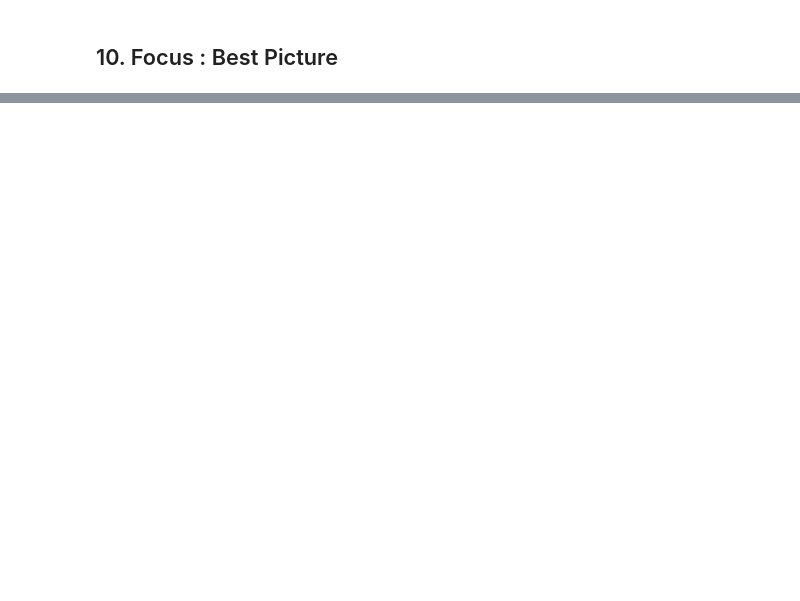
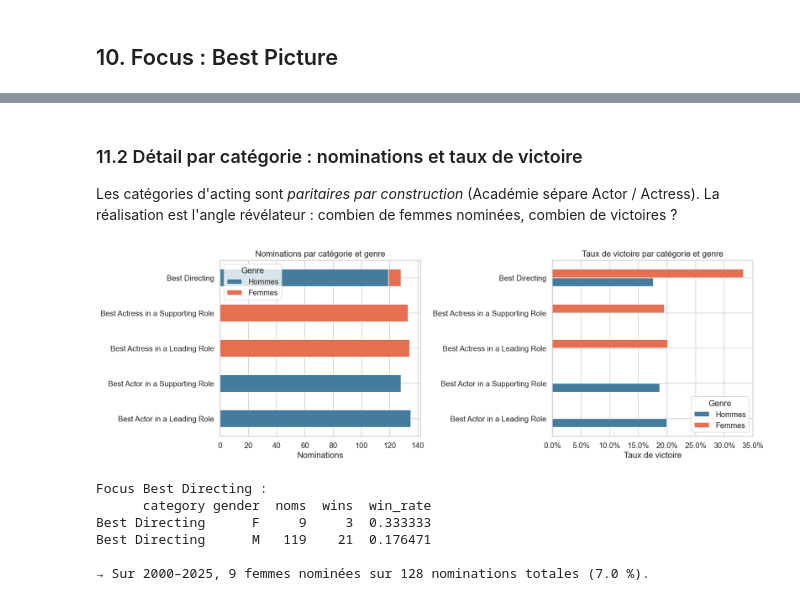
Before and after one commit to jbouniol/albert-ml-oscar-predictions, a Jupyter notebook: Notebooks/01_EDA_visualisation.ipynb, the cells around one changed output, grey strips where cells are left out. Cells and saved outputs as stored; diff of their text form; code cells hidden in the pictures; blank space fills up the shorter version.

```diff
--- a/Notebooks/01_EDA_visualisation.ipynb
+++ b/Notebooks/01_EDA_visualisation.ipynb
@@ -330,0 +471,49 @@ plt.show()
+# %% [markdown]
+### 11.2 Détail par catégorie : nominations et taux de victoire
+
+Les catégories d'acting sont *paritaires par construction* (Académie sépare Actor / Actress). La réalisation est l'angle révélateur : combien de femmes nominées, combien de victoires ?
+# %%
+cat_gender = (df_gender_p.groupby(['category', 'gender'])
+                          .agg(noms=('winner', 'count'), wins=('winner', 'sum'))
+                          .reset_index())
+cat_gender['win_rate'] = cat_gender['wins'] / cat_gender['noms']
+
+fig, axes = plt.subplots(1, 2, figsize=(15, 5))
+
+# Nominations empilées par catégorie
+pivot_noms = cat_gender.pivot(index='category', columns='gender', values='noms').fillna(0)
+pivot_noms = pivot_noms.reindex(columns=['M', 'F'])
+pivot_noms.plot(kind='barh', stacked=True, ax=axes[0],
+                color=['#457B9D', '#E76F51'], edgecolor='white')
+axes[0].set_title('Nominations par catégorie et genre')
+axes[0].set_xlabel('Nominations')
+axes[0].set_ylabel('')
+axes[0].legend(['Hommes', 'Femmes'], title='Genre')
+
+# Taux de victoire par catégorie et genre
+pivot_wr = cat_gender.pivot(index='category', columns='gender', values='win_rate').fillna(0)
+pivot_wr = pivot_wr.reindex(columns=['M', 'F'])
+pivot_wr.plot(kind='barh', ax=axes[1], color=['#457B9D', '#E76F51'], edgecolor='white')
+axes[1].xaxis.set_major_formatter(mtick.PercentFormatter(xmax=1))
+axes[1].set_title('Taux de victoire par catégorie et genre')
+axes[1].set_xlabel('Taux de victoire')
+axes[1].set_ylabel('')
+axes[1].legend(['Hommes', 'Femmes'], title='Genre')
+
+plt.tight_layout()
+plt.show()
+
+print('\nFocus Best Directing :')
+bd_gender = cat_gender[cat_gender.category == 'Best Directing']
+print(bd_gender.to_string(index=False))
+print(f'\n→ Sur 2000–2025, {int(bd_gender[bd_gender.gender=="F"]["noms"].sum())} femmes nominées sur '
+      f'{int(bd_gender["noms"].sum())} nominations totales '
+      f'({bd_gender[bd_gender.gender=="F"]["noms"].sum()/bd_gender["noms"].sum()*100:.1f} %).')
+# %% [output]
+[figure, added]
+Focus Best Directing :
+      category gender  noms  wins  win_rate
+Best Directing      F     9     3  0.333333
+Best Directing      M   119    21  0.176471
+
+→ Sur 2000–2025, 9 femmes nominées sur 128 nominations totales (7.0 %).
```
Also changed, not shown: parts of 21 cells of this notebook, 2 other files.
